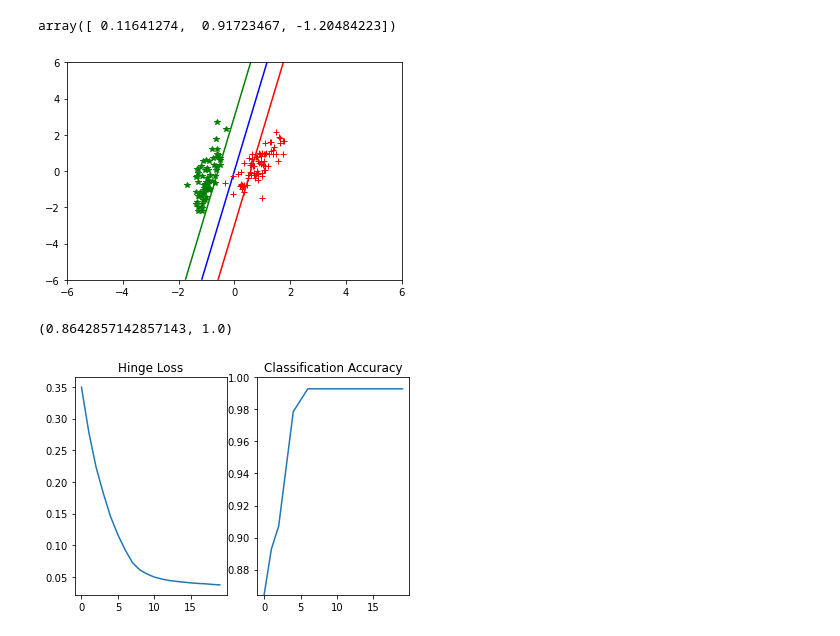
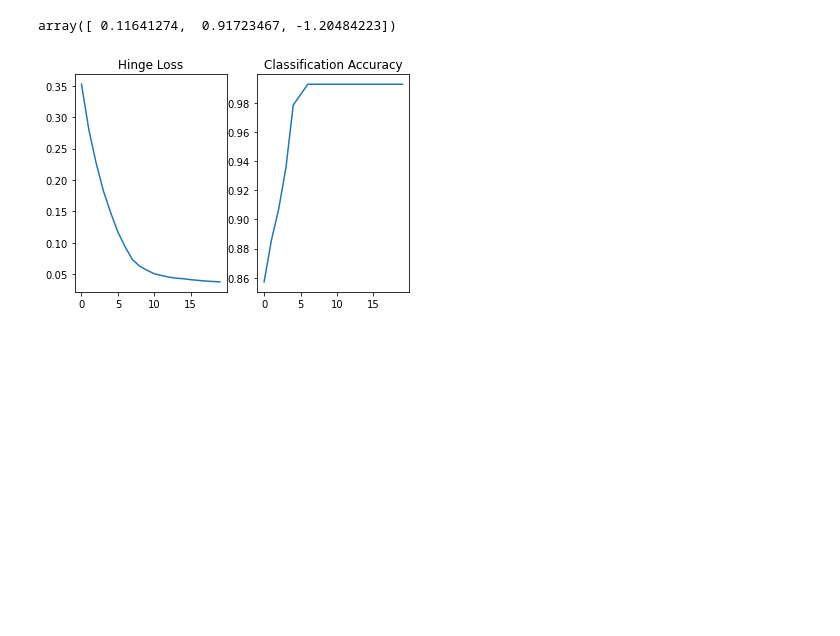
Before and after one commit to glarkstoat/SVM-using-SGD, a Jupyter notebook: test.ipynb, the cells around one changed output. Cells and saved outputs as stored; diff of their text form; code cells hidden in the pictures; blank space fills up the shorter version.

```diff
--- a/test.ipynb
+++ b/test.ipynb
@@ -31,21 +31,19 @@ array([ 0.11641274,  0.91723467, -1.20484223])
 # %%
 import matplotlib.pyplot as plt
 from DataLoader import *
 from LinearSVM import *
 
 dataloader = DataLoader()
 xtrain, xtest, ytrain, ytest = dataloader.get_toydata_tiny()
 
-svm = LinearSVM(lr=0.1, C=0.1, max_iters=20)
+svm = LinearSVM(lr=0.1, C=0.1, max_iters=20, show_plot=False)
 svm.train(xtrain, ytrain)
 plt.subplot(1,2,1)
 plt.title("Hinge Loss")
 plt.plot(svm.losses)
 plt.subplot(1,2,2)
 plt.title("Classification Accuracy")
 plt.plot(svm.accuracies)
-plt.ylim(min(svm.accuracies),1)
+plt.show()
 # %% [output]
-[figure, old version]
+[figure, new version]
-(0.8642857142857143, 1.0)
-[figure, removed]
```
Also changed, not shown: 1 other file.
